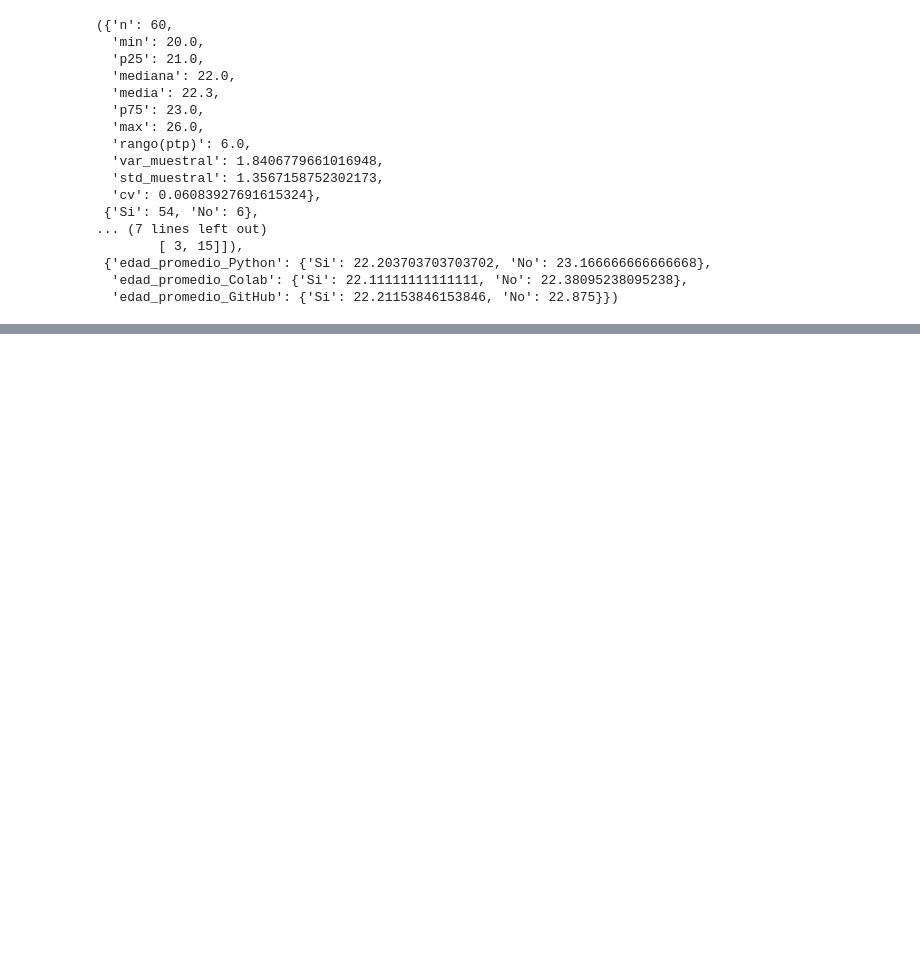
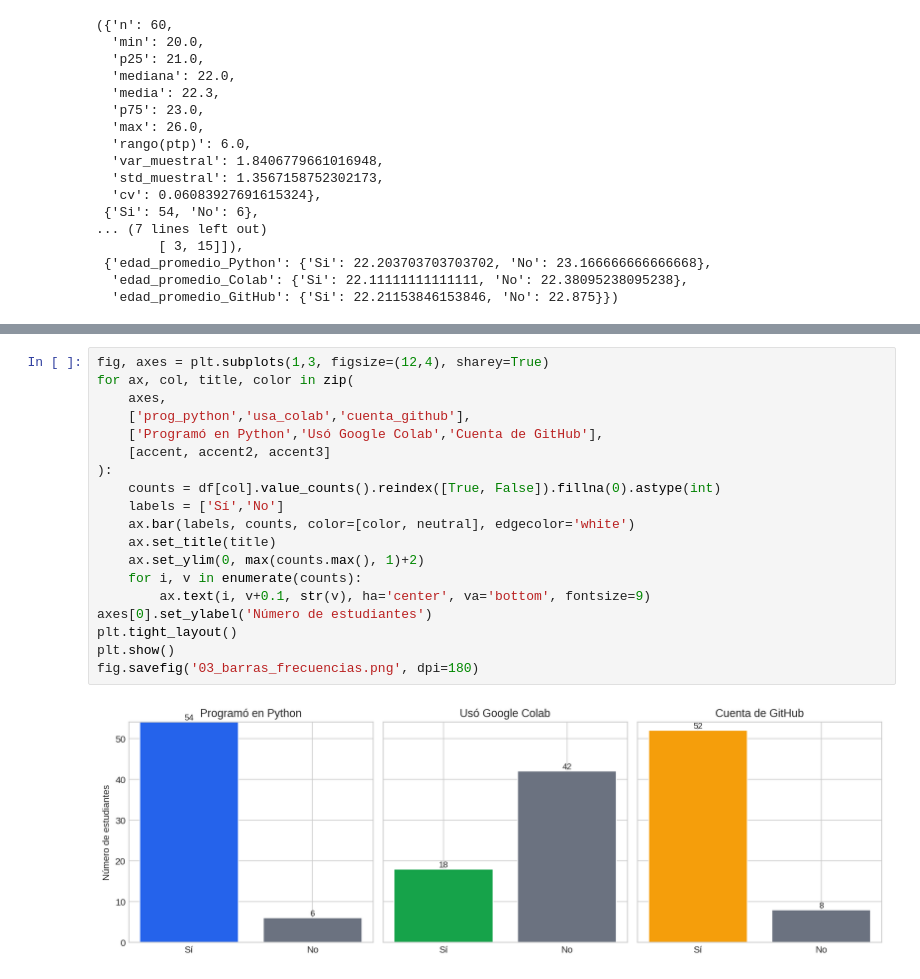
Before and after one commit to omaralonsoinfo/MineriaDeDatos, a Jupyter notebook: Mineria_de_Datos.ipynb, the cells around one changed output, grey strips where cells are left out. Saved outputs shown, nothing was run; the diff lists cells and outputs as text; blank space fills up the shorter version.

```diff
--- a/Mineria_de_Datos.ipynb
+++ b/Mineria_de_Datos.ipynb
@@ -468,0 +532,21 @@ summary_age, freq_python, freq_colab, freq_gh, tab_py_colab, tab_py_gh, tab_cola
+# %%
+fig, axes = plt.subplots(1,3, figsize=(12,4), sharey=True)
+for ax, col, title, color in zip(
+    axes,
+    ['prog_python','usa_colab','cuenta_github'],
+    ['Programó en Python','Usó Google Colab','Cuenta de GitHub'],
+    [accent, accent2, accent3]
+):
+    counts = df[col].value_counts().reindex([True, False]).fillna(0).astype(int)
+    labels = ['Sí','No']
+    ax.bar(labels, counts, color=[color, neutral], edgecolor='white')
+    ax.set_title(title)
+    ax.set_ylim(0, max(counts.max(), 1)+2)
+    for i, v in enumerate(counts):
+        ax.text(i, v+0.1, str(v), ha='center', va='bottom', fontsize=9)
+axes[0].set_ylabel('Número de estudiantes')
+plt.tight_layout()
+plt.show()
+fig.savefig('03_barras_frecuencias.png', dpi=180)
+# %% [output]
+[figure, added]
```
Also changed, not shown: parts of 7 cells of this notebook.
